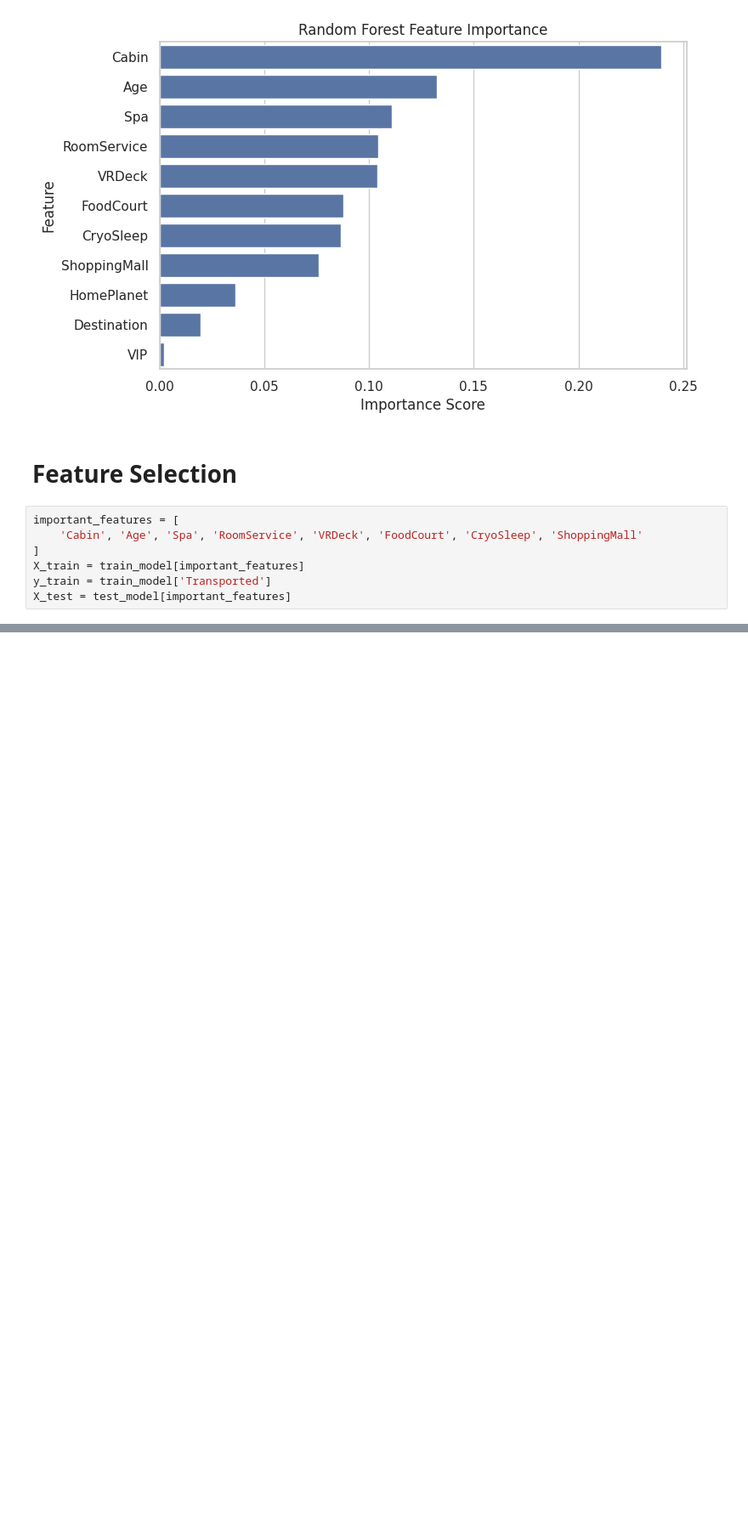
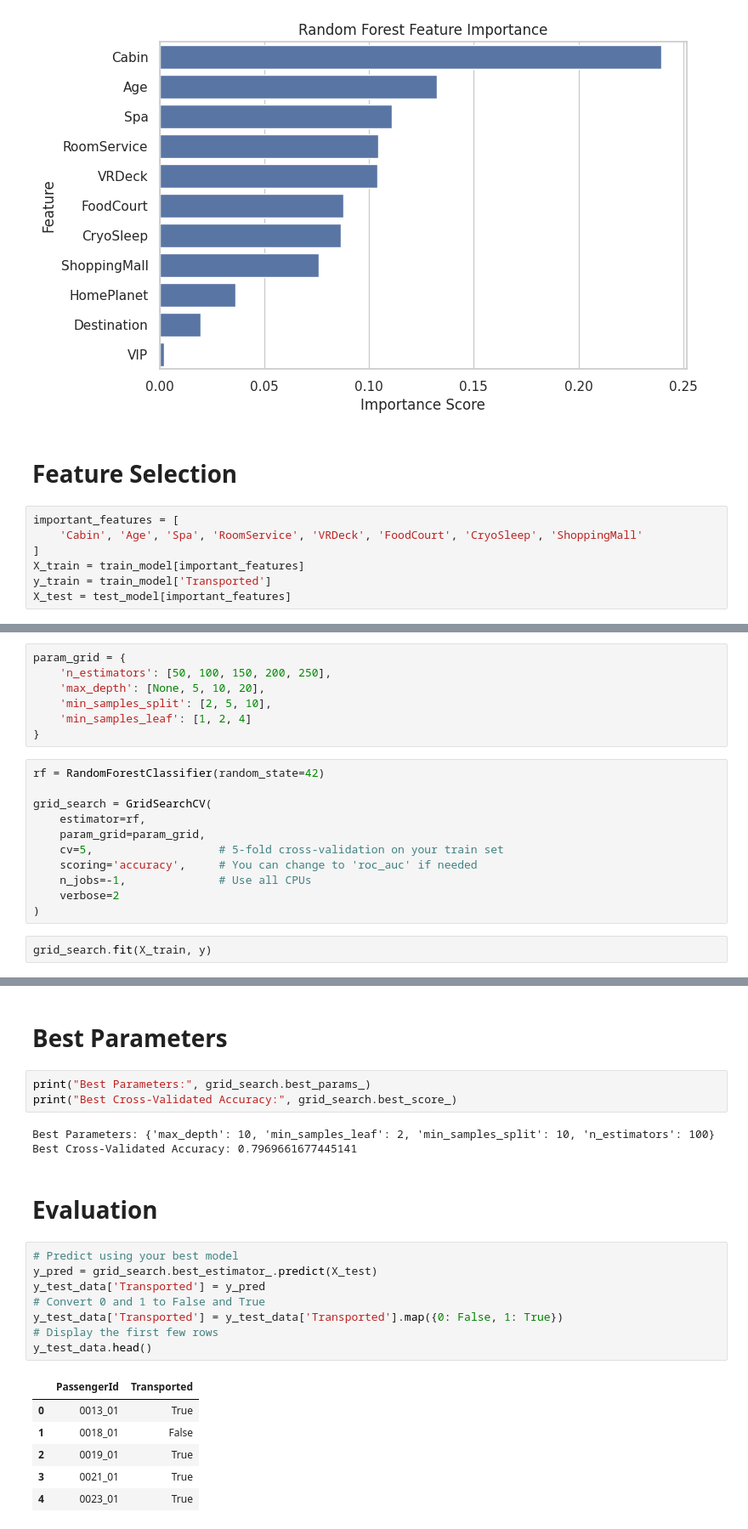
Before and after one commit to Kaggle-group-project-presentation/Kaggle-Group-Project-12-Random-Forest, a Jupyter notebook: Kaggle_Group_Project_Code_ (1).ipynb, the cells around one changed output, grey strips where cells are left out. Shown: that part at 85% size. Saved outputs shown, nothing was run; the diff lists cells and outputs as text; blank space fills up the shorter version.

```diff
--- a/Kaggle_Group_Project_Code_ (1).ipynb
+++ b/Kaggle_Group_Project_Code_ (1).ipynb
@@ -228,0 +232,20 @@ X_test = test_model[important_features]
+# %%
+param_grid = {
+    'n_estimators': [50, 100, 150, 200, 250],
+    'max_depth': [None, 5, 10, 20],
+    'min_samples_split': [2, 5, 10],
+    'min_samples_leaf': [1, 2, 4]
+}
+# %%
+rf = RandomForestClassifier(random_state=42)
+
+grid_search = GridSearchCV(
+    estimator=rf,
+    param_grid=param_grid,
+    cv=5,                   # 5-fold cross-validation on your train set
+    scoring='accuracy',     # You can change to 'roc_auc' if needed
+    n_jobs=-1,              # Use all CPUs
+    verbose=2
+)
+# %%
+grid_search.fit(X_train, y)
@@ -228,0 +260,26 @@ X_test = test_model[important_features]
+# %% [markdown]
+# Best Parameters
+# %%
+print("Best Parameters:", grid_search.best_params_)
+print("Best Cross-Validated Accuracy:", grid_search.best_score_)
+# %% [output]
+Best Parameters: {'max_depth': 10, 'min_samples_leaf': 2, 'min_samples_split': 10, 'n_estimators': 100}
+Best Cross-Validated Accuracy: 0.7969661677445141
+# %% [markdown]
+
+# Evaluation
+# %%
+# Predict using your best model
+y_pred = grid_search.best_estimator_.predict(X_test)
+y_test_data['Transported'] = y_pred
+# Convert 0 and 1 to False and True
+y_test_data['Transported'] = y_test_data['Transported'].map({0: False, 1: True})
+# Display the first few rows
+y_test_data.head()
+# %% [output]
+|  | PassengerId | Transported |
+| 0 | 0013_01 | True |
+| 1 | 0018_01 | False |
+| 2 | 0019_01 | True |
+| 3 | 0021_01 | True |
+| 4 | 0023_01 | True |
```
Also changed, not shown: parts of 3 cells of this notebook.
